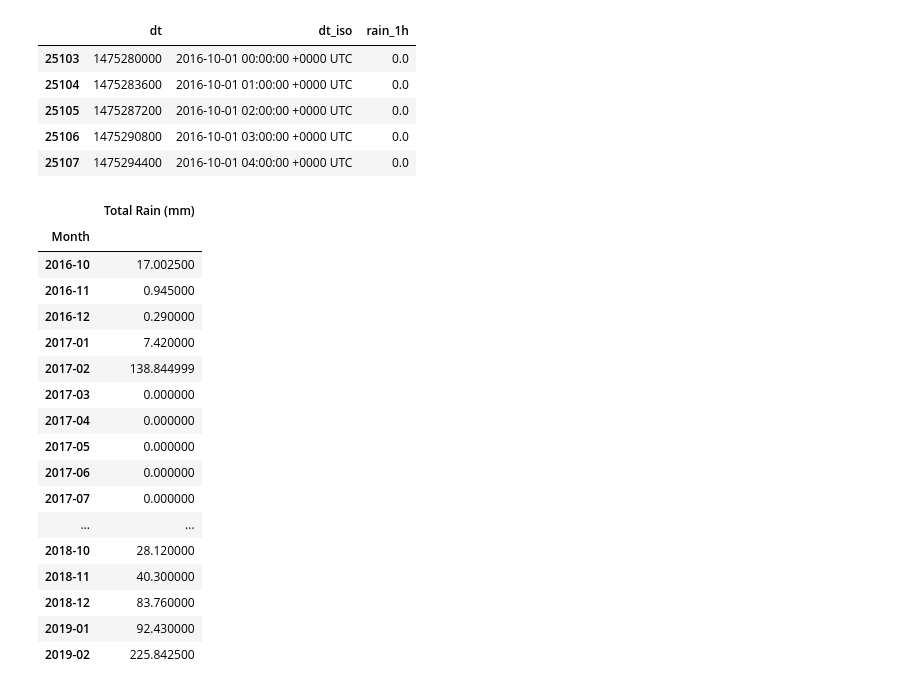
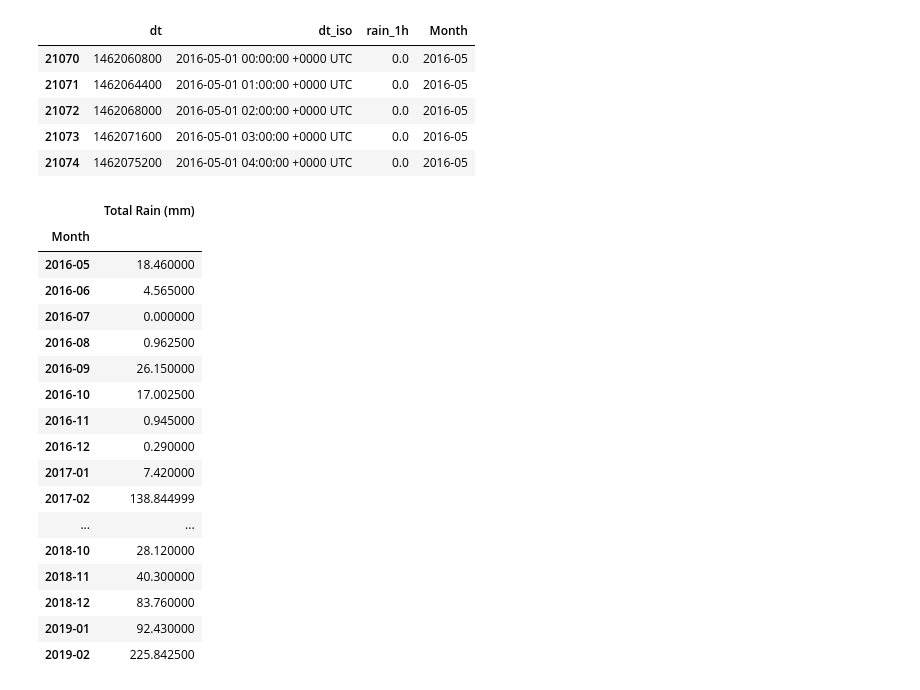
Before and after one commit to lidiomarx/SD-Potholes, a Jupyter notebook: RainData.ipynb, the cells around one changed output. Saved outputs shown, nothing was run; the diff lists cells and outputs as text; code cells hidden in the pictures.

```diff
--- a/RainData.ipynb
+++ b/RainData.ipynb
@@ -1,35 +1,33 @@
 # %%
 import pandas as pd
 
 df = pd.read_csv('./data/SanDiegoWeather.csv')
 
 # remove duplicate timepoints
 df.drop_duplicates('dt', inplace=True)
 
-# data from 2016-10 and beyond; selected columns only
-df = df.loc[ df['dt'] >= 1475280000, ['dt','dt_iso','rain_1h', 'rain_3h'] ]
+# get substring YYYY-MM
+df['Month'] = [ s[0:7] for s in df['dt_iso'] ]
+
+# data from 2016-05 and beyond; selected columns only
+df = df.loc[ df['Month'] >= '2016-05', ['dt','dt_iso','rain_1h', 'rain_3h','Month'] ]
 df.fillna(0,inplace=True)
 
 # it appears that rain_3h values should actually be placed in column rain_1h
 # get max between 'rain_1h', 'rain_3h'
 df['rain_1h'] = df[['rain_1h','rain_3h']].max(axis=1)
 
 del df['rain_3h']
 
 df.head()
 # %% [output]
-|  | dt | dt_iso | rain_1h |
-| 25103 | 1475280000 | 2016-10-01 00:00:00 +0000 UTC | 0.0 |
-| 25104 | 1475283600 | 2016-10-01 01:00:00 +0000 UTC | 0.0 |
-| 25105 | 1475287200 | 2016-10-01 02:00:00 +0000 UTC | 0.0 |
-| 25106 | 1475290800 | 2016-10-01 03:00:00 +0000 UTC | 0.0 |
-| 25107 | 1475294400 | 2016-10-01 04:00:00 +0000 UTC | 0.0 |
+|  | dt | dt_iso | rain_1h | Month |
+| 21070 | 1462060800 | 2016-05-01 00:00:00 +0000 UTC | 0.0 | 2016-05 |
+| 21071 | 1462064400 | 2016-05-01 01:00:00 +0000 UTC | 0.0 | 2016-05 |
+| 21072 | 1462068000 | 2016-05-01 02:00:00 +0000 UTC | 0.0 | 2016-05 |
+| 21073 | 1462071600 | 2016-05-01 03:00:00 +0000 UTC | 0.0 | 2016-05 |
+| 21074 | 1462075200 | 2016-05-01 04:00:00 +0000 UTC | 0.0 | 2016-05 |
 # %%
-# get total rain data per month
-
-# get substring YYYY-MM
-df['Month'] = [ s[0:7] for s in df['dt_iso'] ]
-
 # get total rain by Month
 gb = df.groupby('Month')['rain_1h'].sum()
 
@@ -39,16 +37,16 @@ df2
 # %% [output]
 |  | Total Rain (mm) |
 | Month |  |
+| 2016-05 | 18.460000 |
+| 2016-06 | 4.565000 |
+| 2016-07 | 0.000000 |
+| 2016-08 | 0.962500 |
+| 2016-09 | 26.150000 |
 | 2016-10 | 17.002500 |
 | 2016-11 | 0.945000 |
 | 2016-12 | 0.290000 |
 | 2017-01 | 7.420000 |
 | 2017-02 | 138.844999 |
-| 2017-03 | 0.000000 |
-| 2017-04 | 0.000000 |
-| 2017-05 | 0.000000 |
-| 2017-06 | 0.000000 |
-| 2017-07 | 0.000000 |
 | ... | ... |
 | 2018-10 | 28.120000 |
 | 2018-11 | 40.300000 |
```
Also changed, not shown: parts of 3 cells of this notebook.
